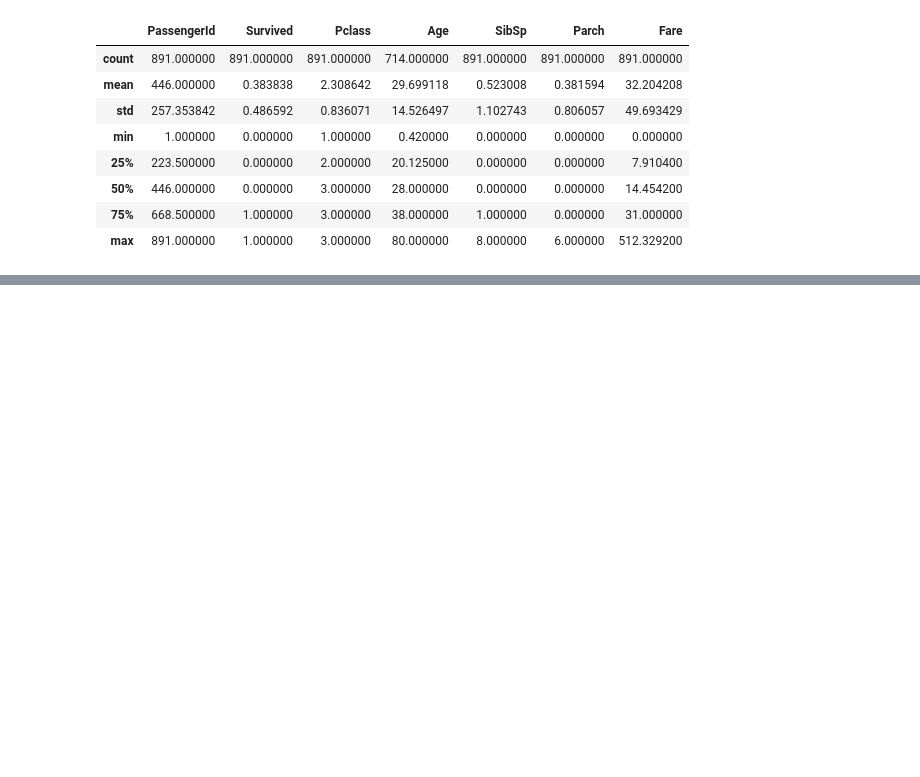
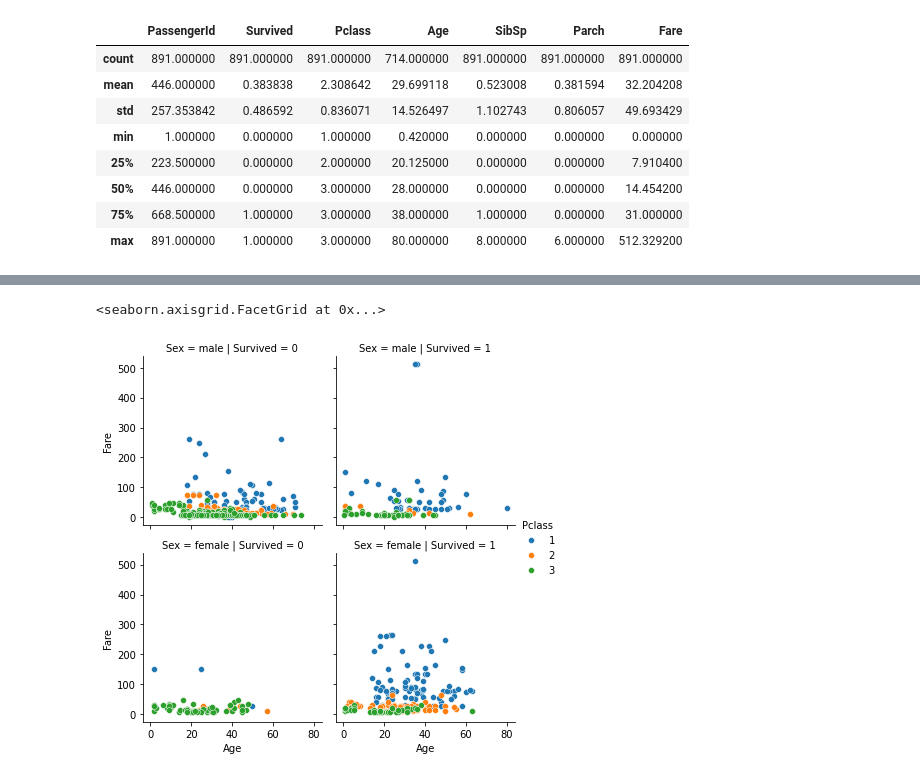
Before and after one commit to ds-ramakant/kaggle, a Jupyter notebook: titanic-tutorial-20221003.ipynb, the cells around one changed output, grey strips where cells are left out. Saved outputs shown, nothing was run; the diff lists cells and outputs as text; code cells hidden in the pictures; blank space fills up the shorter version.

```diff
--- a/titanic-tutorial-20221003.ipynb
+++ b/titanic-tutorial-20221003.ipynb
@@ -96,0 +160,9 @@ train_data.describe()
+# %%
+plot2 = sns.FacetGrid(data = train_data,
+                     col = "Survived", row = "Sex",
+                     hue = "Pclass")
+plot2.map(sns.scatterplot, "Age", "Fare")
+plot2.add_legend()
+# %% [output]
+<seaborn.axisgrid.FacetGrid at 0x...>
+[figure, added]
```
Also changed, not shown: parts of 9 cells of this notebook.
